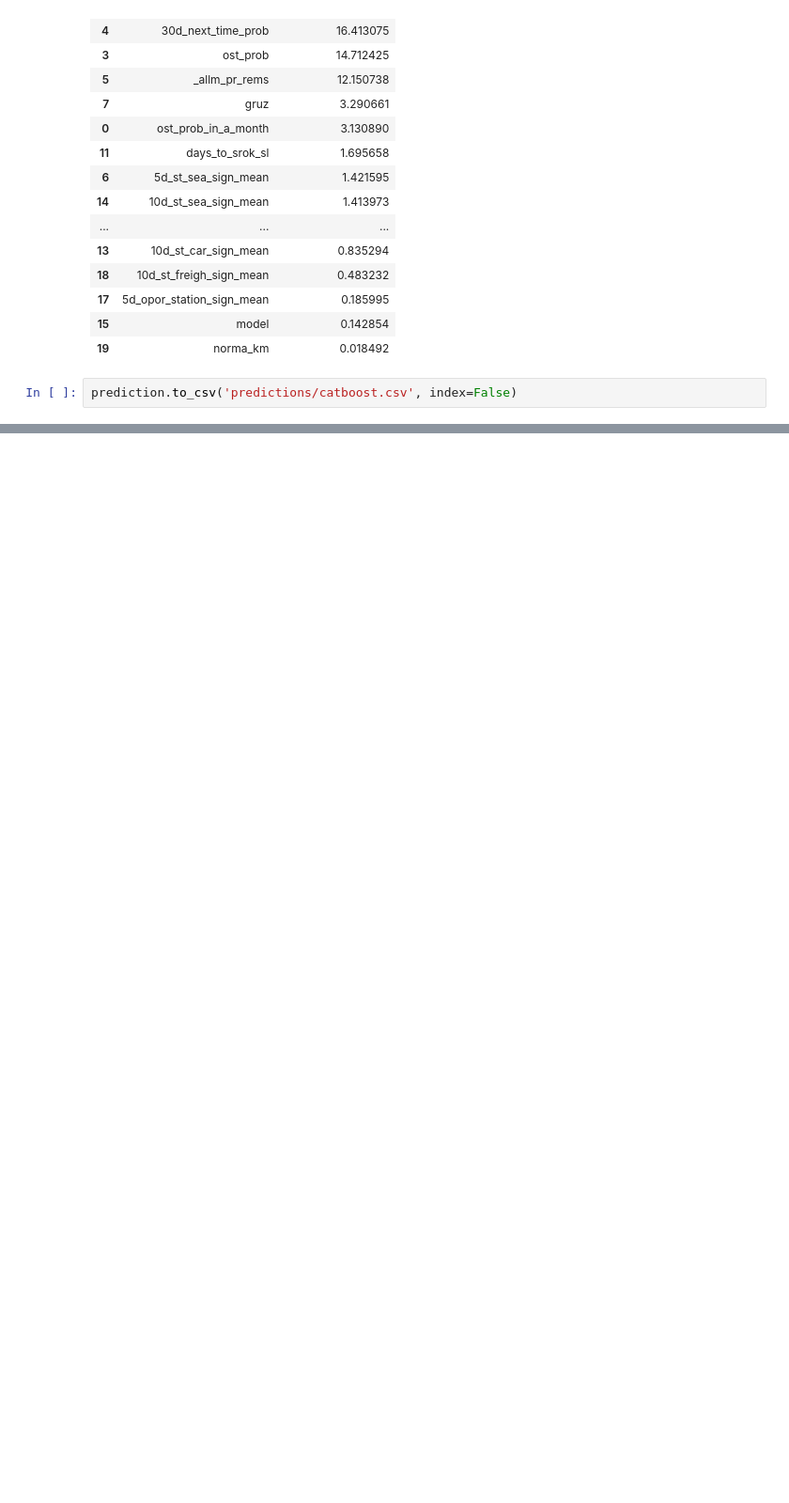
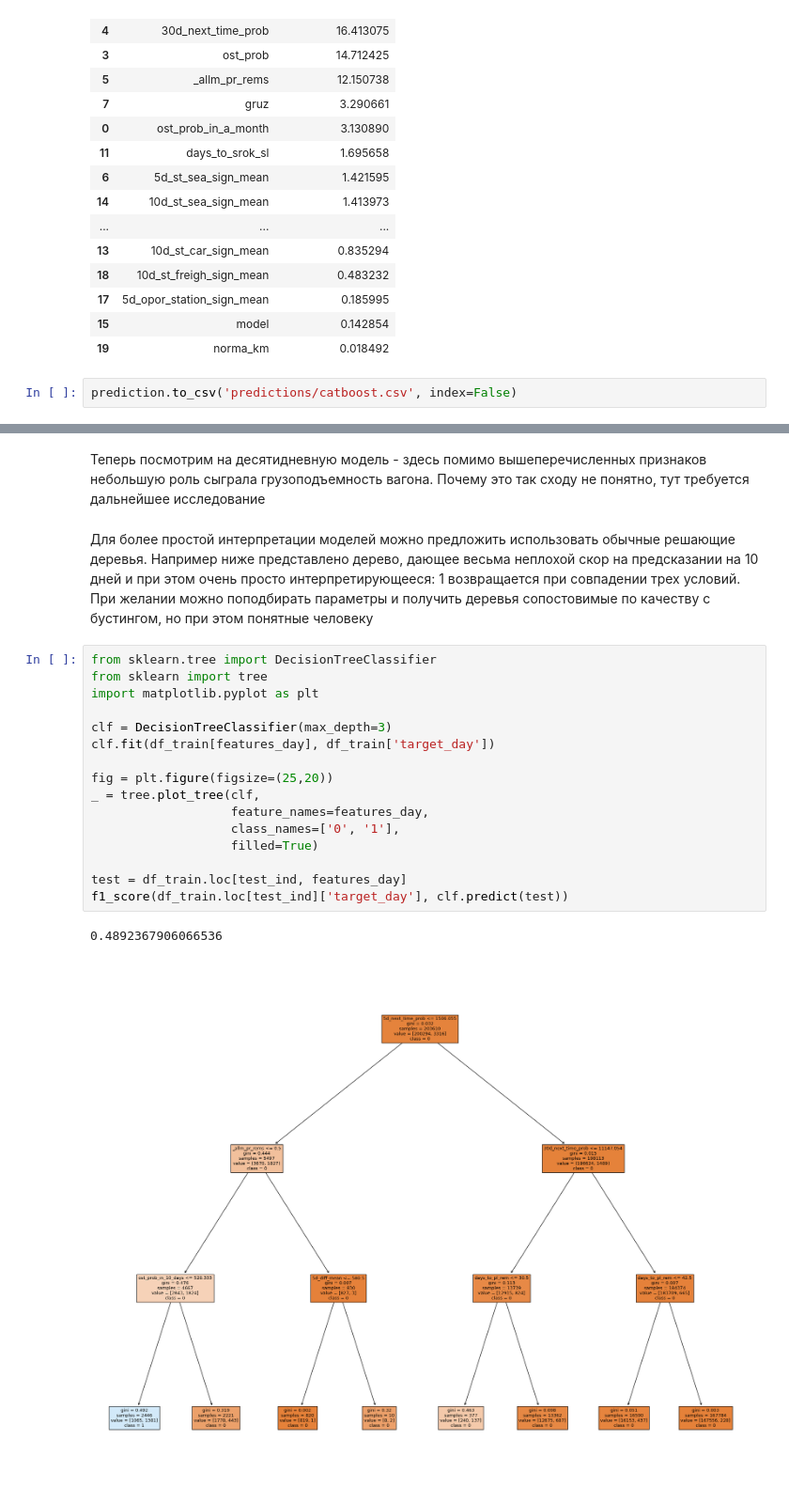
Before and after one commit to Kirill2187/datawagon, a Jupyter notebook: catboost_solution.ipynb, the cells around one changed output, grey strips where cells are left out. Shown: that part at 94% size. Saved outputs shown, nothing was run; the diff lists cells and outputs as text; blank space fills up the shorter version.

```diff
--- a/catboost_solution.ipynb
+++ b/catboost_solution.ipynb
@@ -181,0 +198,23 @@ prediction.to_csv('predictions/catboost.csv', index=False)
+# %% [markdown]
+Теперь посмотрим на десятидневную модель - здесь помимо вышеперечисленных признаков небольшую роль сыграла грузоподъемность вагона. Почему это так сходу не понятно, тут требуется дальнейшее исследование
+# %% [markdown]
+Для более простой интерпретации моделей можно предложить использовать обычные решающие деревья. Например ниже представлено дерево, дающее весьма неплохой скор на предсказании на 10 дней и при этом очень просто интерпретирующееся: 1 возвращается при совпадении трех условий. При желании можно поподбирать параметры и получить деревья сопостовимые по качеству с бустингом, но при этом понятные человеку
+# %%
+from sklearn.tree import DecisionTreeClassifier
+from sklearn import tree
+import matplotlib.pyplot as plt
+
+clf = DecisionTreeClassifier(max_depth=3)
+clf.fit(df_train[features_day], df_train['target_day'])
+
+fig = plt.figure(figsize=(25,20))
+_ = tree.plot_tree(clf,
+                   feature_names=features_day,
+                   class_names=['0', '1'],
+                   filled=True)
+
+test = df_train.loc[test_ind, features_day]
+f1_score(df_train.loc[test_ind]['target_day'], clf.predict(test))
+# %% [output]
+0.4892367906066536
+[figure, added]
```
Also changed, not shown: parts of 5 cells of this notebook.
